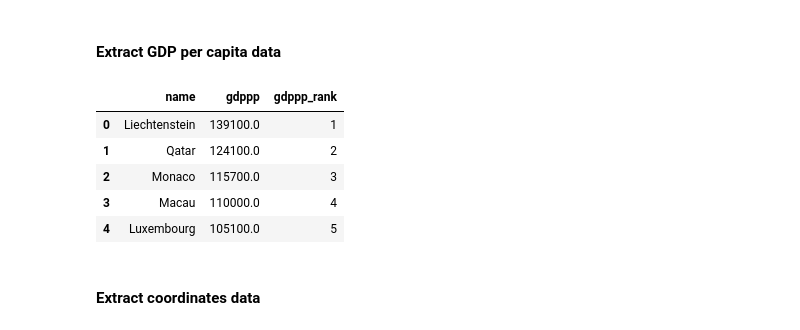
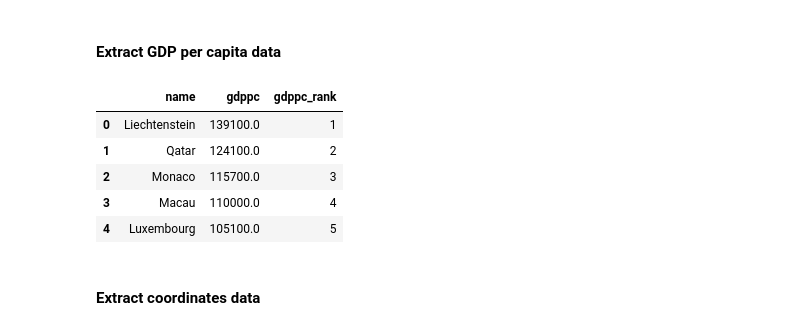
Before and after one commit to cpronier/Project_2_CIA_World_Factbook, a Jupyter notebook: Project-2.ipynb, the cells around one changed output. Drawn from its saved outputs; the diff is of its cells as text; code cells hidden in the pictures.

```diff
--- a/Project-2.ipynb
+++ b/Project-2.ipynb
@@ -389,32 +389,32 @@ html = browser.html
 soup = bs(html, "html.parser")
 # %%
 country_name = []
-country_gdppp = []
-gdppp_rank = []
+country_gdppc = []
+gdppc_rank = []
 
 tbody = soup.find("tbody")
 trow = tbody.findAll("tr")
 
 for i in trow:
     name = i.find("td", class_="region").find("a").text
     country_name.append(name)
 
-    gdppp = i.findAll("td")[2].text
-    gdppp = "".join(gdppp.split(","))
-    country_gdppp.append(float(gdppp[1:]))
+    gdppc = i.findAll("td")[2].text
+    gdppc = "".join(gdppc.split(","))
+    country_gdppc.append(float(gdppc[1:]))
 
     rank = i.findAll("td")[0].text
-    gdppp_rank.append(rank)
+    gdppc_rank.append(rank)
 
-gdppp_df = pd.DataFrame({
+gdppc_df = pd.DataFrame({
     "name": country_name,
-    "gdppp": country_gdppp,
-    "gdppp_rank": gdppp_rank
+    "gdppc": country_gdppc,
+    "gdppc_rank": gdppc_rank
 })
 
-gdppp_df.head()
+gdppc_df.head()
 # %% [output]
-|  | name | gdppp | gdppp_rank |
+|  | name | gdppc | gdppc_rank |
 | 0 | Liechtenstein | 139100.0 | 1 |
 | 1 | Qatar | 124100.0 | 2 |
 | 2 | Monaco | 115700.0 | 3 |
```
Also changed, not shown: parts of 6 cells of this notebook, 6 other files.
